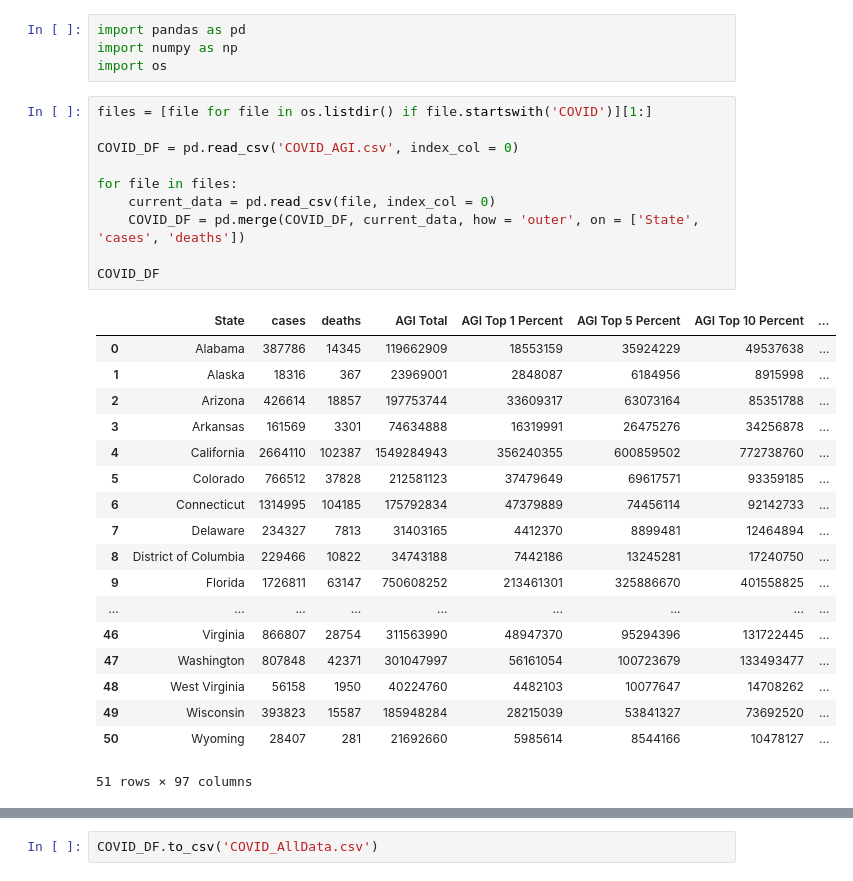
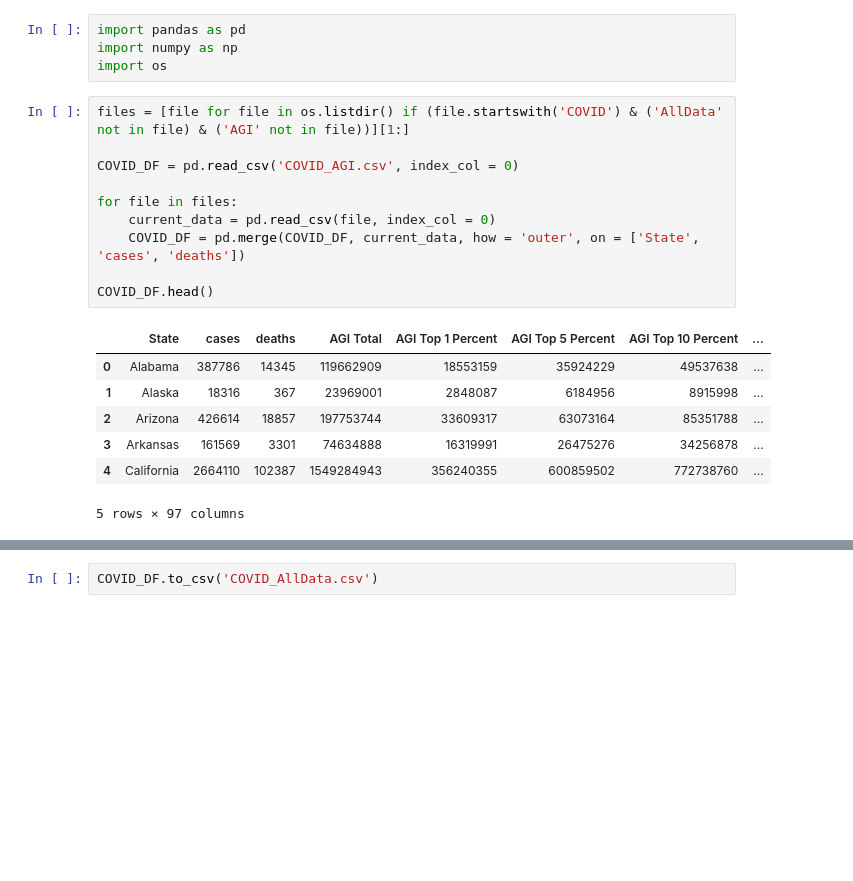
Before and after one commit to aakula7/Health-Literacy-COVID19, a Jupyter notebook: Merged Data/Cleaned All Data.ipynb, the cells around one changed output, grey strips where cells are left out. Cells and saved outputs as stored; diff of their text form; blank space fills up the shorter version.

```diff
--- a/Merged Data/Cleaned All Data.ipynb
+++ b/Merged Data/Cleaned All Data.ipynb
@@ -5,31 +5,20 @@ import pandas as pd
 import numpy as np
 import os
 # %%
-files = [file for file in os.listdir() if file.startswith('COVID')][1:]
+files = [file for file in os.listdir() if (file.startswith('COVID') & ('AllData' not in file) & ('AGI' not in file))][1:]
 
 COVID_DF = pd.read_csv('COVID_AGI.csv', index_col = 0)
 
 for file in files:
     current_data = pd.read_csv(file, index_col = 0)
     COVID_DF = pd.merge(COVID_DF, current_data, how = 'outer', on = ['State', 'cases', 'deaths'])
 
-COVID_DF
+COVID_DF.head()
 # %% [output]
 |  | State | cases | deaths | AGI Total | AGI Top 1 Percent | AGI Top 5 Percent | AGI Top 10 Percent | ... |
 | 0 | Alabama | 387786 | 14345 | 119662909 | 18553159 | 35924229 | 49537638 | ... |
 | 1 | Alaska | 18316 | 367 | 23969001 | 2848087 | 6184956 | 8915998 | ... |
 | 2 | Arizona | 426614 | 18857 | 197753744 | 33609317 | 63073164 | 85351788 | ... |
 | 3 | Arkansas | 161569 | 3301 | 74634888 | 16319991 | 26475276 | 34256878 | ... |
 | 4 | California | 2664110 | 102387 | 1549284943 | 356240355 | 600859502 | 772738760 | ... |
-| 5 | Colorado | 766512 | 37828 | 212581123 | 37479649 | 69617571 | 93359185 | ... |
-| 6 | Connecticut | 1314995 | 104185 | 175792834 | 47379889 | 74456114 | 92142733 | ... |
-| 7 | Delaware | 234327 | 7813 | 31403165 | 4412370 | 8899481 | 12464894 | ... |
-| 8 | District of Columbia | 229466 | 10822 | 34743188 | 7442186 | 13245281 | 17240750 | ... |
-| 9 | Florida | 1726811 | 63147 | 750608252 | 213461301 | 325886670 | 401558825 | ... |
-| ... | ... | ... | ... | ... | ... | ... | ... | ... |
-| 46 | Virginia | 866807 | 28754 | 311563990 | 48947370 | 95294396 | 131722445 | ... |
-| 47 | Washington | 807848 | 42371 | 301047997 | 56161054 | 100723679 | 133493477 | ... |
-| 48 | West Virginia | 56158 | 1950 | 40224760 | 4482103 | 10077647 | 14708262 | ... |
-| 49 | Wisconsin | 393823 | 15587 | 185948284 | 28215039 | 53841327 | 73692520 | ... |
-| 50 | Wyoming | 28407 | 281 | 21692660 | 5985614 | 8544166 | 10478127 | ... |
-51 rows × 97 columns
+5 rows × 97 columns
```
Also changed, not shown: parts of 10 cells of this notebook, 7 other files.
